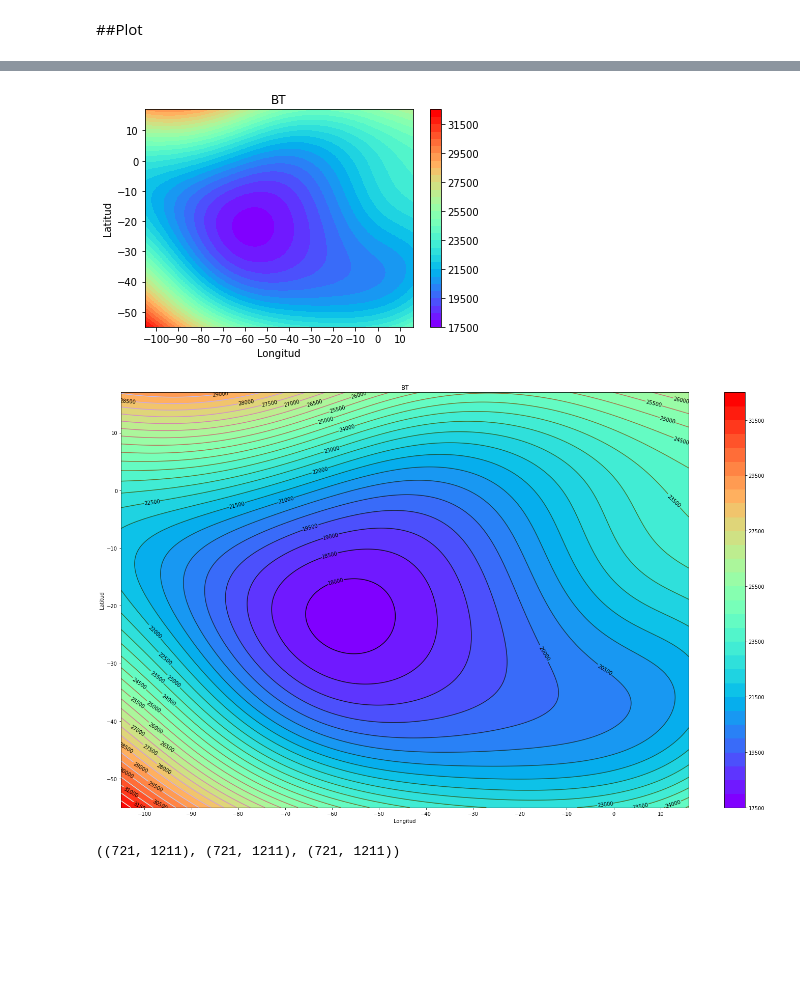
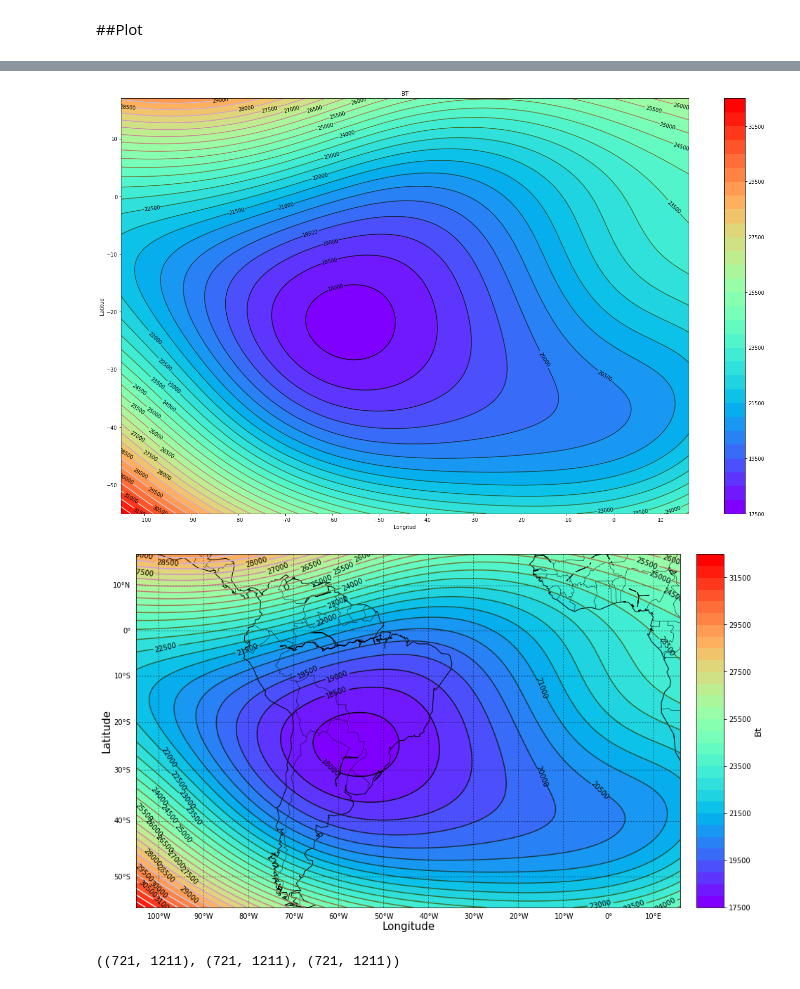
Before and after one commit to Sescallupe/IAC_2022, a Jupyter notebook: Modelo_IGRF_13_IAC2022.ipynb, the cells around one changed output, grey strips where cells are left out. Saved outputs shown, nothing was run; the diff lists cells and outputs as text; code cells hidden in the pictures; blank space fills up the shorter version.

```diff
--- a/Modelo_IGRF_13_IAC2022.ipynb
+++ b/Modelo_IGRF_13_IAC2022.ipynb
@@ -51,13 +58,14 @@ plt.show()
 # %%
-
-Bt=np.squeeze(Bt)
 levels = MaxNLocator(nbins=30).tick_values(Bt.min(), Bt.max())
 cmap = plt.get_cmap('rainbow')                             # Tipo de mapa
 norm = BoundaryNorm(levels, ncolors=cmap.N, clip=True)  # Incluimos las valores para el borde del gráfico
 
-fig, ax = plt.subplots()
+
+fig, ax = plt.subplots(figsize = (25,15))
 
 im = ax.pcolormesh(Lon, Lat, Bt, cmap=cmap, norm=norm)
+cs = plt.contour(Lon, Lat, Bt, range(17500, 25500, 500), levels = 30,cmap = plt.cm.cubehelix)
+plt.clabel(cs, inline=True, fmt='%1.0f', fontsize=10, colors='k')
 fig.colorbar(im, ax=ax)
 ax.set_title('BT')
 plt.xticks(range(-100,20,10))
@@ -65,27 +73,48 @@ plt.xlabel("Longitud", size = 10)
 plt.ylabel("Latitud", size = 10)
 plt.show()
 # %% [output]
-[figure, old version]
+[figure, new version]
-# %%
-Bt=np.squeeze(Bt)
-levels = MaxNLocator(nbins=30).tick_values(Bt.min(), Bt.max())
-cmap = plt.get_cmap('rainbow')                             # Tipo de mapa
-norm = BoundaryNorm(levels, ncolors=cmap.N, clip=True)  # Incluimos las valores para el borde del gráfico
-
-
-fig, ax = plt.subplots(figsize = (25,15))
-
-im = ax.pcolormesh(Lon, Lat, Bt, cmap=cmap, norm=norm)
-cs = plt.contour(Lon, Lat, Bt, range(17500, 25500, 500), levels = 30,cmap = plt.cm.cubehelix)
-plt.clabel(cs, inline=True, fmt='%1.0f', fontsize=10, colors='k')
-fig.colorbar(im, ax=ax)
-ax.set_title('BT')
-plt.xticks(range(-100,20,10))
-plt.xlabel("Longitud", size = 10)
-plt.ylabel("Latitud", size = 10)
-plt.show()
-# %% [output]
-[figure, removed]
+# %%
+from mpl_toolkits.basemap import Basemap
+import matplotlib.pyplot as plt
+from osgeo import gdal
+from numpy import linspace
+from numpy import meshgrid
+
+
+fig = plt.figure(figsize = (15,15))
+map = Basemap(projection='mill',
+              lat_0=-55+(17+55)/2, lon_0= -105+(16+105)/2,
+              llcrnrlon=-105,
+              llcrnrlat=-55,
+              urcrnrlon=16,
+              urcrnrlat=17,resolution='c')
+map.drawcoastlines()
+map.drawcountries(linewidth=0.5)
+map.drawmeridians(range(-120, 20, 10), color='k', linewidth=.5, dashes=[4, 4], labels=[0, 0, 0, 1])
+map.drawparallels(range(-60, 20, 10), color='k', linewidth=.5, dashes=[4, 4], labels=[1, 0, 0, 0])
+#map.fillcontinents(color='coral',lake_color='aqua')
+
+data=Bt
+
+x = linspace(0, map.urcrnrx, data.shape[1])
+y = linspace(0, map.urcrnry, data.shape[0])
+
+xx, yy = meshgrid(x, y)
+
+im=map.pcolormesh(xx, yy, data,cmap=cmap, norm=norm)
+cs = map.contour(xx, yy, data, range(17500, 25500, 500), levels = 30,cmap = plt.cm.cubehelix)
+cbar = map.colorbar(im, location='right', pad="3%")
+cbar.set_label('Bt', fontsize=13)
+plt.clabel(cs, inline=True, fmt='%1.0f', fontsize=10, colors='k')
+
+plt.ylabel("Latitude", fontsize=15, labelpad=35)
+plt.xlabel("Longitude", fontsize=15, labelpad=20)
+
+
+plt.show()
+# %% [output]
+[figure, added]
 # %%
 Lon.shape,Lat.shape, Bt.shape
 # %% [output]
```
Also changed, not shown: parts of 3 cells of this notebook.
